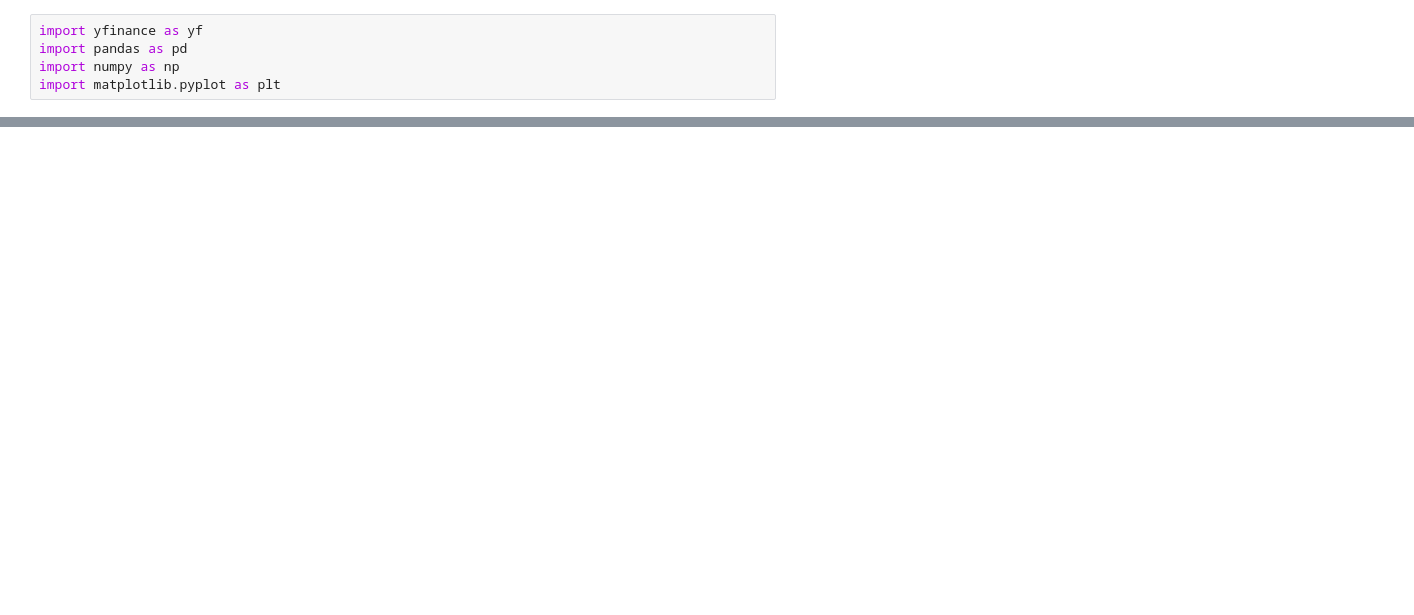
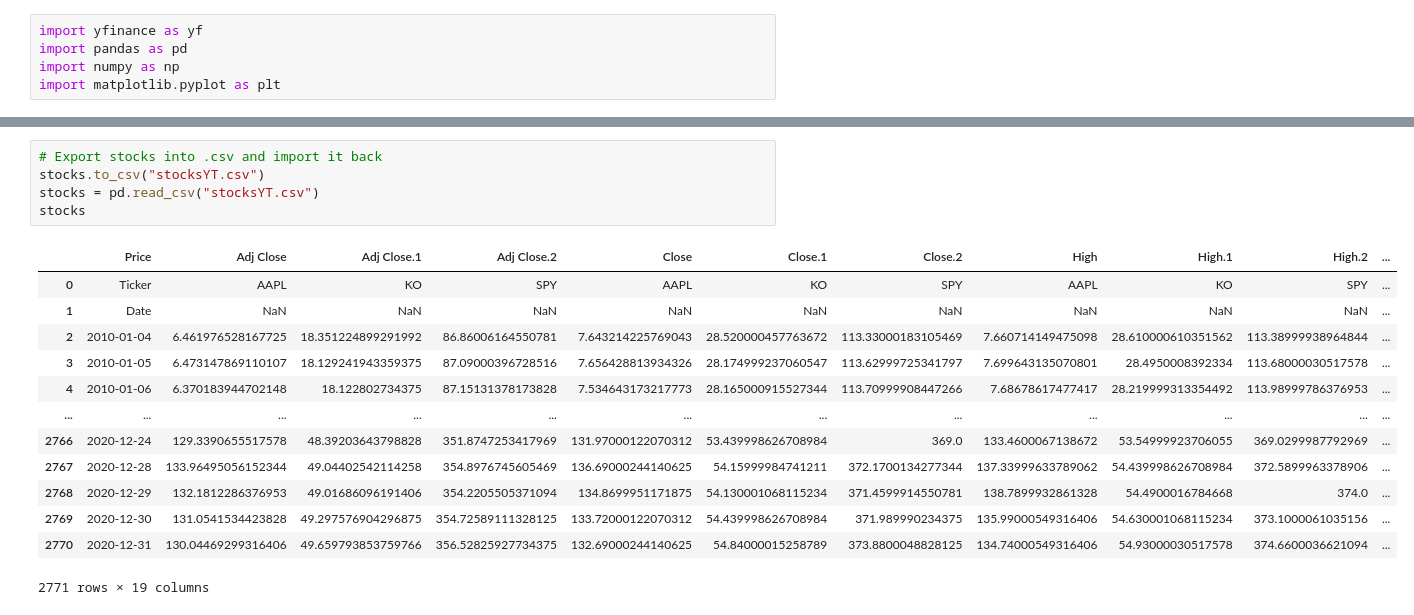
Before and after one commit to joodevs/algo-trader, a Jupyter notebook: youtube-tutorial.ipynb, the cells around one changed output, grey strips where cells are left out. Saved outputs shown, nothing was run; the diff lists cells and outputs as text; blank space fills up the shorter version.

Commit message:
Import csv

```diff
--- a/youtube-tutorial.ipynb
+++ b/youtube-tutorial.ipynb
@@ -58,0 +93,19 @@ stocks.head()
+# %%
+# Export stocks into .csv and import it back
+stocks.to_csv("stocksYT.csv")
+stocks = pd.read_csv("stocksYT.csv")
+stocks
+# %% [output]
+|  | Price | Adj Close | Adj Close.1 | Adj Close.2 | Close | Close.1 | Close.2 | High | High.1 | High.2 | ... |
+| 0 | Ticker | AAPL | KO | SPY | AAPL | KO | SPY | AAPL | KO | SPY | ... |
+| 1 | Date | NaN | NaN | NaN | NaN | NaN | NaN | NaN | NaN | NaN | ... |
+| 2 | 2010-01-04 | 6.461976528167725 | 18.351224899291992 | 86.86006164550781 | 7.643214225769043 | 28.520000457763672 | 113.33000183105469 | 7.660714149475098 | 28.610000610351562 | 113.38999938964844 | ... |
+| 3 | 2010-01-05 | 6.473147869110107 | 18.129241943359375 | 87.09000396728516 | 7.656428813934326 | 28.174999237060547 | 113.62999725341797 | 7.699643135070801 | 28.4950008392334 | 113.68000030517578 | ... |
+| 4 | 2010-01-06 | 6.370183944702148 | 18.122802734375 | 87.15131378173828 | 7.534643173217773 | 28.165000915527344 | 113.70999908447266 | 7.68678617477417 | 28.219999313354492 | 113.98999786376953 | ... |
+| ... | ... | ... | ... | ... | ... | ... | ... | ... | ... | ... | ... |
+| 2766 | 2020-12-24 | 129.3390655517578 | 48.39203643798828 | 351.8747253417969 | 131.97000122070312 | 53.439998626708984 | 369.0 | 133.4600067138672 | 53.54999923706055 | 369.0299987792969 | ... |
+| 2767 | 2020-12-28 | 133.96495056152344 | 49.04402542114258 | 354.8976745605469 | 136.69000244140625 | 54.15999984741211 | 372.1700134277344 | 137.33999633789062 | 54.439998626708984 | 372.5899963378906 | ... |
+| 2768 | 2020-12-29 | 132.1812286376953 | 49.01686096191406 | 354.2205505371094 | 134.8699951171875 | 54.130001068115234 | 371.4599914550781 | 138.7899932861328 | 54.4900016784668 | 374.0 | ... |
+| 2769 | 2020-12-30 | 131.0541534423828 | 49.297576904296875 | 354.72589111328125 | 133.72000122070312 | 54.439998626708984 | 371.989990234375 | 135.99000549316406 | 54.630001068115234 | 373.1000061035156 | ... |
+| 2770 | 2020-12-31 | 130.04469299316406 | 49.659793853759766 | 356.52825927734375 | 132.69000244140625 | 54.84000015258789 | 373.8800048828125 | 134.74000549316406 | 54.93000030517578 | 374.6600036621094 | ... |
+2771 rows × 19 columns
```
Also changed, not shown: parts of 7 cells of this notebook.
